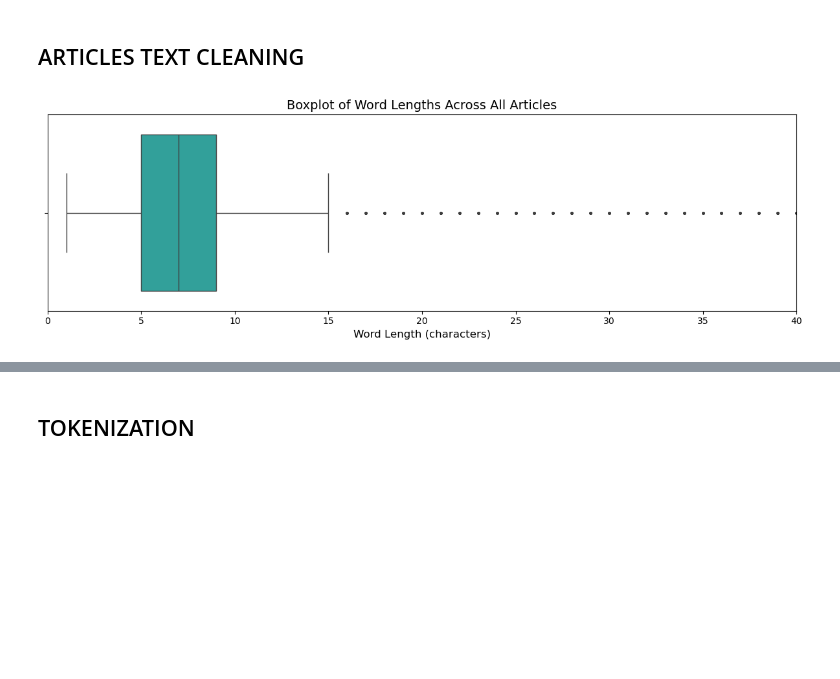
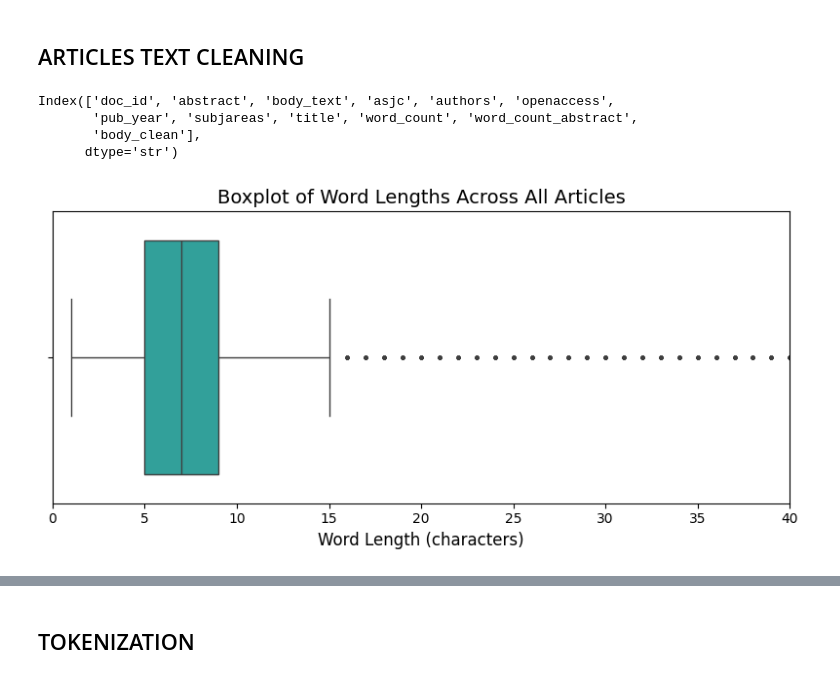
Before and after one commit to riccardopaoli/IML_second_project, a Jupyter notebook: DataUnderstanding&Preparation.ipynb, the cells around one changed output, grey strips where cells are left out. Cells and saved outputs as stored; diff of their text form; code cells hidden in the pictures; blank space fills up the shorter version.

```diff
--- a/DataUnderstanding&Preparation.ipynb
+++ b/DataUnderstanding&Preparation.ipynb
@@ -181,7 +153,3 @@ df.drop(columns=["author_highlights"], inplace=True)
-# %%
-df.drop(columns=["keywords"], inplace=True)
-# %%
-df.drop(columns=["bib_entries"], inplace=True)
 # %%
 df.dropna(inplace=True)
 # %%
@@ -376 +329,24 @@ new_stopwords = stopwords.words('english')
+# %%
+import string
+
+custom_stopwords = {
+    # lettere singole
+    *string.ascii_lowercase,
+    # abbreviazioni
+    'et', 'al', 'ie', 'eg', 'vs', 'cf', 'nb', 'viz', 'approx',
+    'dept', 'univ', 'prof', 'dr', 'mr', 'ms',
+    # unità di misura
+    'ml', 'mg', 'kg', 'km', 'mm', 'cm', 'nm', 'hz', 'khz', 'mhz',
+    'kb', 'mb', 'gb', 'min', 'sec', 'hrs',
+    # artefatti pdf
+    'pp', 'vol', 'doi', 'isbn', 'issn', 'http', 'www', 'org', 'com',
+    'copyright', 'rights', 'reserved', 'license',
+    # parole generiche articoli
+    'paper', 'article', 'section', 'chapter', 'introduction', 'conclusion',
+    'abstract', 'appendix', 'supplementary', 'bibliography', 'references',
+    # figure e tabelle
+    'fig', 'figure', 'figures', 'table', 'tables',
+}
+
+new_stopwords = set(stopwords.words('english')) | custom_stopwords
 # %%
@@ -404,6 +380,7 @@ def strip_all_entities(text):
     text = text.replace('/', ' ') #remove "/"
     text = text.replace('\r', '').replace('\n', ' ').lower() #remove \n and \r and lowercase
     text = re.sub(r'[^\x00-\x7f]',r'', text) #remove non utf8/ascii characters such as '\x9a\x91\x97\x9a\x97'
+    text = re.sub(r'[0-9\.]+', '', text) #remove numbers
     banned_list= string.punctuation #remove punctuation
 
     table = str.maketrans('', '', banned_list)
@@ -425,25 +402,35 @@ df['body_clean'] = df['body_clean1'].apply(lambda x: fullwords(x))
 
 #eliminate duplicates, if any
 df.drop_duplicates("body_clean", inplace=True)
+# %%
+#eliminate the temporary column "body_clean1"
+df= df.drop(["body_clean1"], axis=1)
+#to test if the drop function worked well
+df.columns
+# %% [output]
+Index(['doc_id', 'abstract', 'body_text', 'asjc', 'authors', 'openaccess',
+       'pub_year', 'subjareas', 'title', 'word_count', 'word_count_abstract',
+       'body_clean'],
+      dtype='str')
 # %%
 from collections import Counter
 
 word_length_counts = Counter()
 
 for text in df['body_clean'].dropna():
     word_length_counts.update(len(word) for word in text.split())
 
 lengths = list(word_length_counts.keys())
 counts = list(word_length_counts.values())
 expanded_lengths = np.repeat(lengths, counts)
-plt.figure(figsize=(12, 4))
+plt.figure(figsize=(8, 4))
 sns.boxplot(x=expanded_lengths, color='lightseagreen', fliersize=2)
 plt.title('Boxplot of Word Lengths Across All Articles', fontsize=14)
 plt.xlabel('Word Length (characters)', fontsize=12)
 
 plt.xlim(0, 40)
 
 plt.tight_layout()
 plt.show()
 # %% [output]
-[figure, old version]
+[figure, new version]
```
Also changed, not shown: parts of 62 cells of this notebook.
